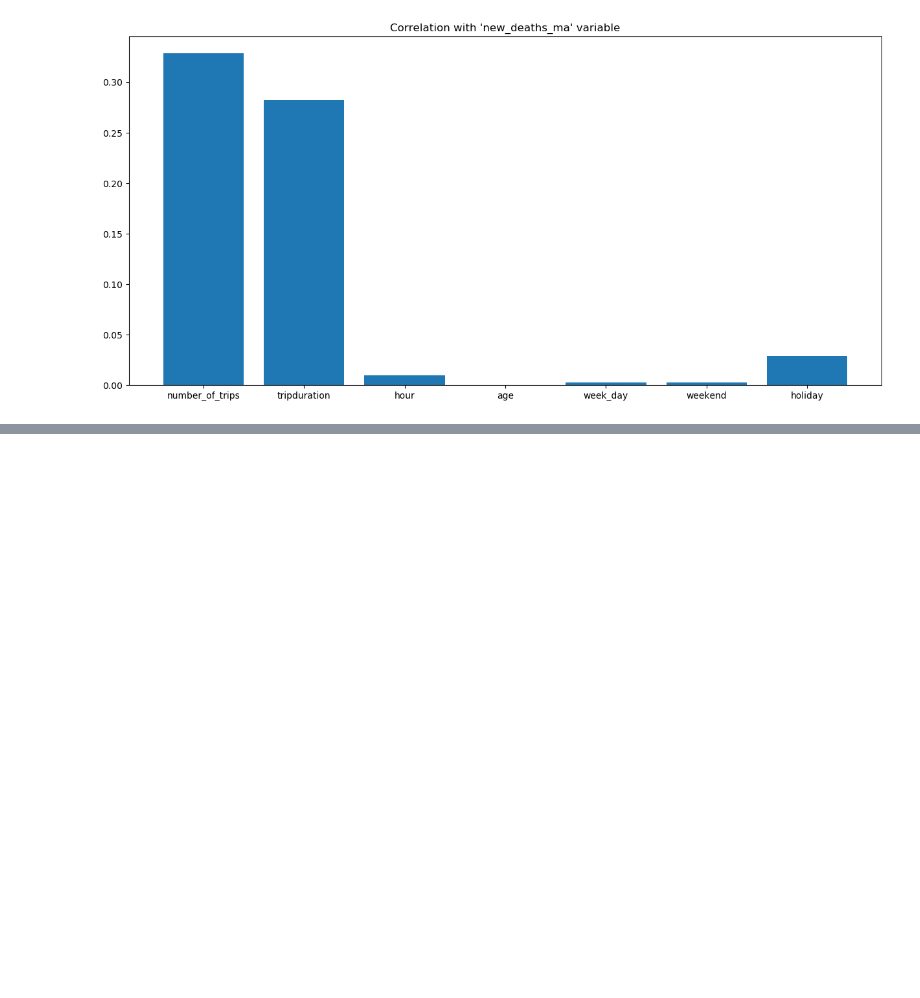
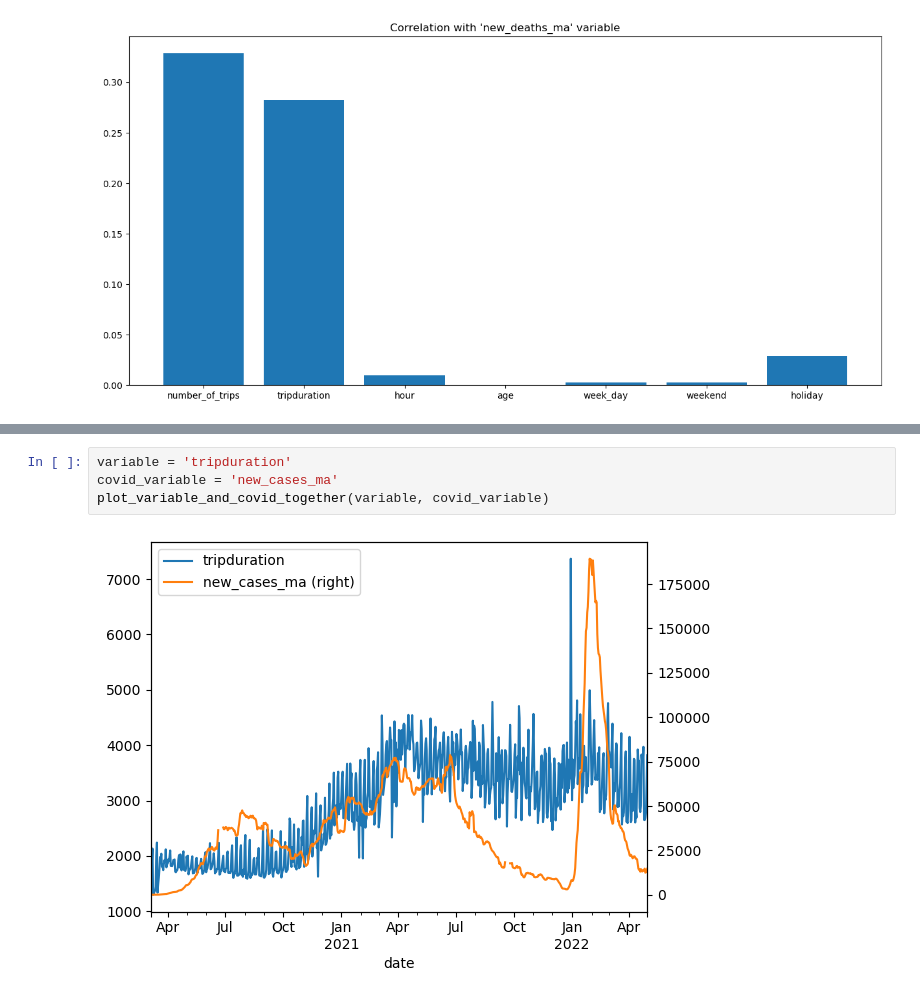
Before and after one commit to anayflima/bss-analysis, a Jupyter notebook: data_analysis/covid_trips_correlation.ipynb, the cells around one changed output, grey strips where cells are left out. Saved outputs shown, nothing was run; the diff lists cells and outputs as text; blank space fills up the shorter version.

```diff
--- a/data_analysis/covid_trips_correlation.ipynb
+++ b/data_analysis/covid_trips_correlation.ipynb
@@ -159,0 +172,6 @@ correlation_with_variable
+# %%
+variable = 'tripduration'
+covid_variable = 'new_cases_ma'
+plot_variable_and_covid_together(variable, covid_variable)
+# %% [output]
+[figure, added]
```
Also changed, not shown: parts of 3 cells of this notebook.
